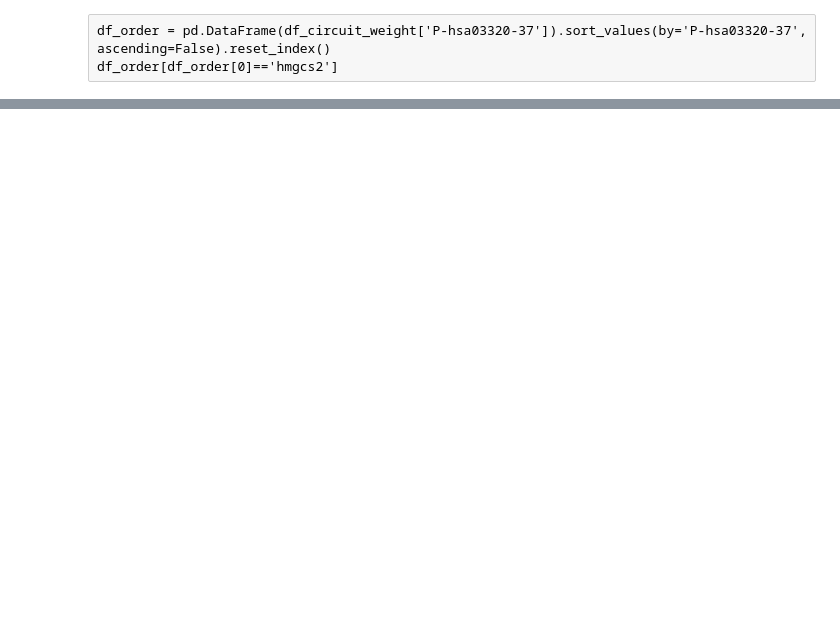
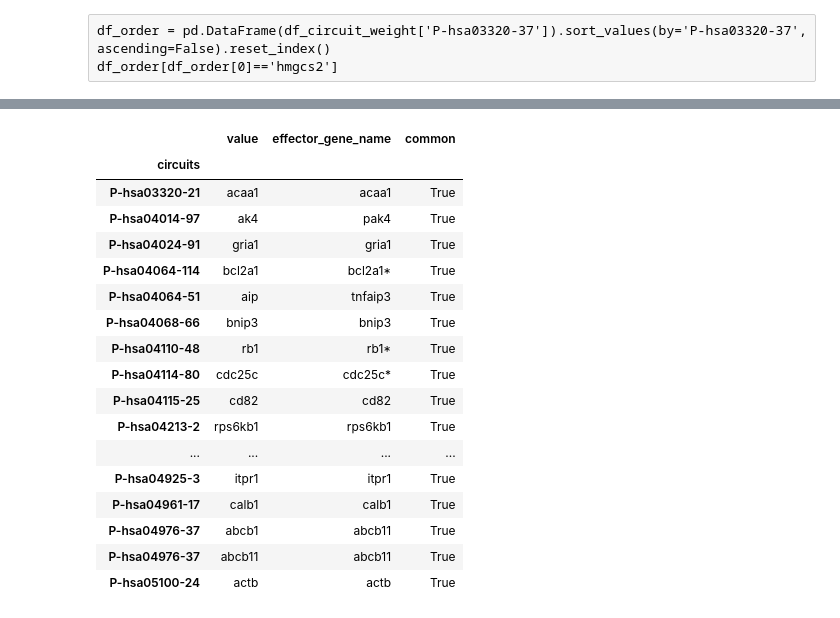
Before and after one commit to pelingundogdu/signalization_prior_knowledge_based_nn, a Jupyter notebook: notebooks/5.0-pg-pbk-analysis.ipynb, the cells around one changed output, grey strips where cells are left out. Saved outputs shown, nothing was run; the diff lists cells and outputs as text; code cells hidden in the pictures; blank space fills up the shorter version.

```diff
--- a/notebooks/5.0-pg-pbk-analysis.ipynb
+++ b/notebooks/5.0-pg-pbk-analysis.ipynb
@@ -392,0 +392,3 @@ df_effector_vs_active[df_effector_vs_active['active_gene'] == df_effector_vs_act
+# %%
+df_effector_vs_active['common']=df_effector_vs_active.apply(lambda x: x.value in x.effector_gene_name, axis=1)
+df_effector_vs_active
@@ -392,0 +410,21 @@ df_effector_vs_active[df_effector_vs_active['active_gene'] == df_effector_vs_act
+# %%
+df_effector_vs_active[df_effector_vs_active['common']==True]
+# %% [output]
+|  | value | effector_gene_name | common |
+| circuits |  |  |  |
+| P-hsa03320-21 | acaa1 | acaa1 | True |
+| P-hsa04014-97 | ak4 | pak4 | True |
+| P-hsa04024-91 | gria1 | gria1 | True |
+| P-hsa04064-114 | bcl2a1 | bcl2a1* | True |
+| P-hsa04064-51 | aip | tnfaip3 | True |
+| P-hsa04068-66 | bnip3 | bnip3 | True |
+| P-hsa04110-48 | rb1 | rb1* | True |
+| P-hsa04114-80 | cdc25c | cdc25c* | True |
+| P-hsa04115-25 | cd82 | cd82 | True |
+| P-hsa04213-2 | rps6kb1 | rps6kb1 | True |
+| ... | ... | ... | ... |
+| P-hsa04925-3 | itpr1 | itpr1 | True |
+| P-hsa04961-17 | calb1 | calb1 | True |
+| P-hsa04976-37 | abcb1 | abcb11 | True |
+| P-hsa04976-37 | abcb11 | abcb11 | True |
+| P-hsa05100-24 | actb | actb | True |
```
Also changed, not shown: parts of 12 cells of this notebook.
